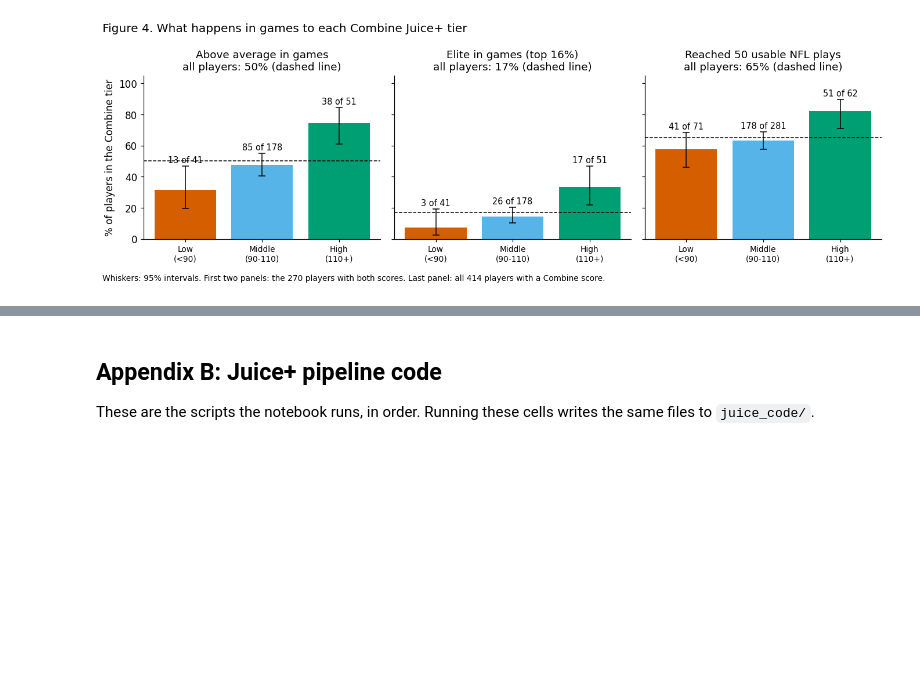
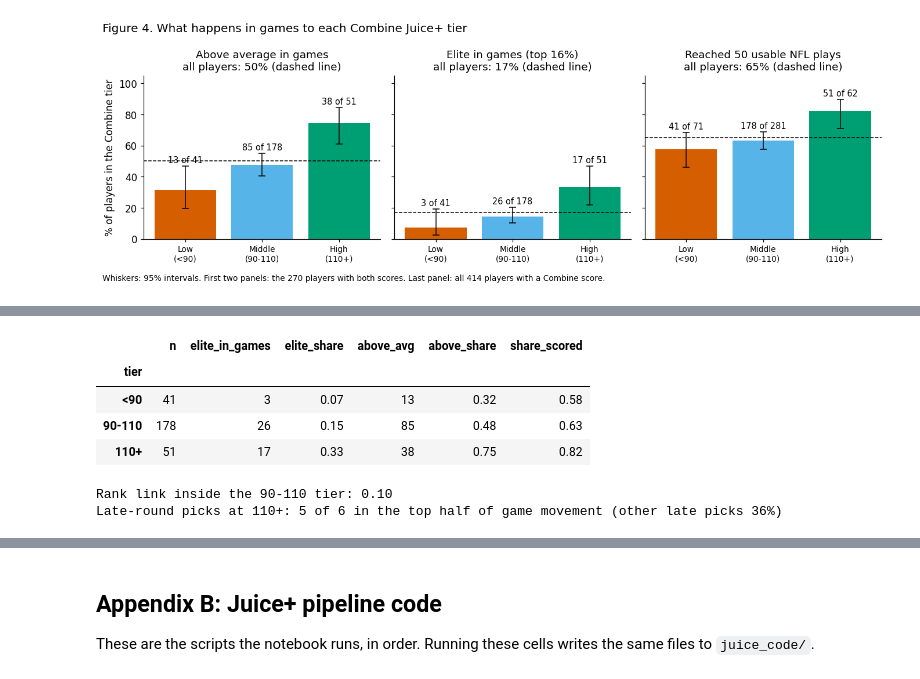
Before and after one commit to quinnpramsay/NFL-Big-Data-Bowl-2027, a Jupyter notebook: submission/Juice+_work.ipynb, the cells around one changed output, grey strips where cells are left out. Saved outputs shown, nothing was run; the diff lists cells and outputs as text; code cells hidden in the pictures; blank space fills up the shorter version.

```diff
--- a/submission/Juice+_work.ipynb
+++ b/submission/Juice+_work.ipynb
@@ -649,0 +354,17 @@ if bad:
+# %%
+# The tiers behind Key Findings 1 and 3
+TI_, RF_ = TI.set_index("tier"), RF.set_index("tier")
+summ = json.loads((OUT / "transfer_summary.json").read_text())
+lr = summ["smaller_checks"]["late_round"]
+display(TI_[["n", "elite_in_games", "elite_share", "above_avg", "above_share"]].join(RF_[["share_scored"]]).round(2))
+print(f"Rank link inside the 90-110 tier: {summ['smaller_checks']['tiers_inside_90_110']:.2f}")
+print(f"Late-round picks at 110+: {lr['hi_above']} of {lr['hi_n']} in the top half of game movement "
+      f"(other late picks {lr['lo_above'] / lr['lo_n']:.0%})")
+# %% [output]
+|  | n | elite_in_games | elite_share | above_avg | above_share | share_scored |
+| tier |  |  |  |  |  |  |
+| <90 | 41 | 3 | 0.07 | 13 | 0.32 | 0.58 |
+| 90-110 | 178 | 26 | 0.15 | 85 | 0.48 | 0.63 |
+| 110+ | 51 | 17 | 0.33 | 38 | 0.75 | 0.82 |
+Rank link inside the 90-110 tier: 0.10
+Late-round picks at 110+: 5 of 6 in the top half of game movement (other late picks 36%)
```
Also changed, not shown: parts of 31 cells of this notebook, 2 other files.
